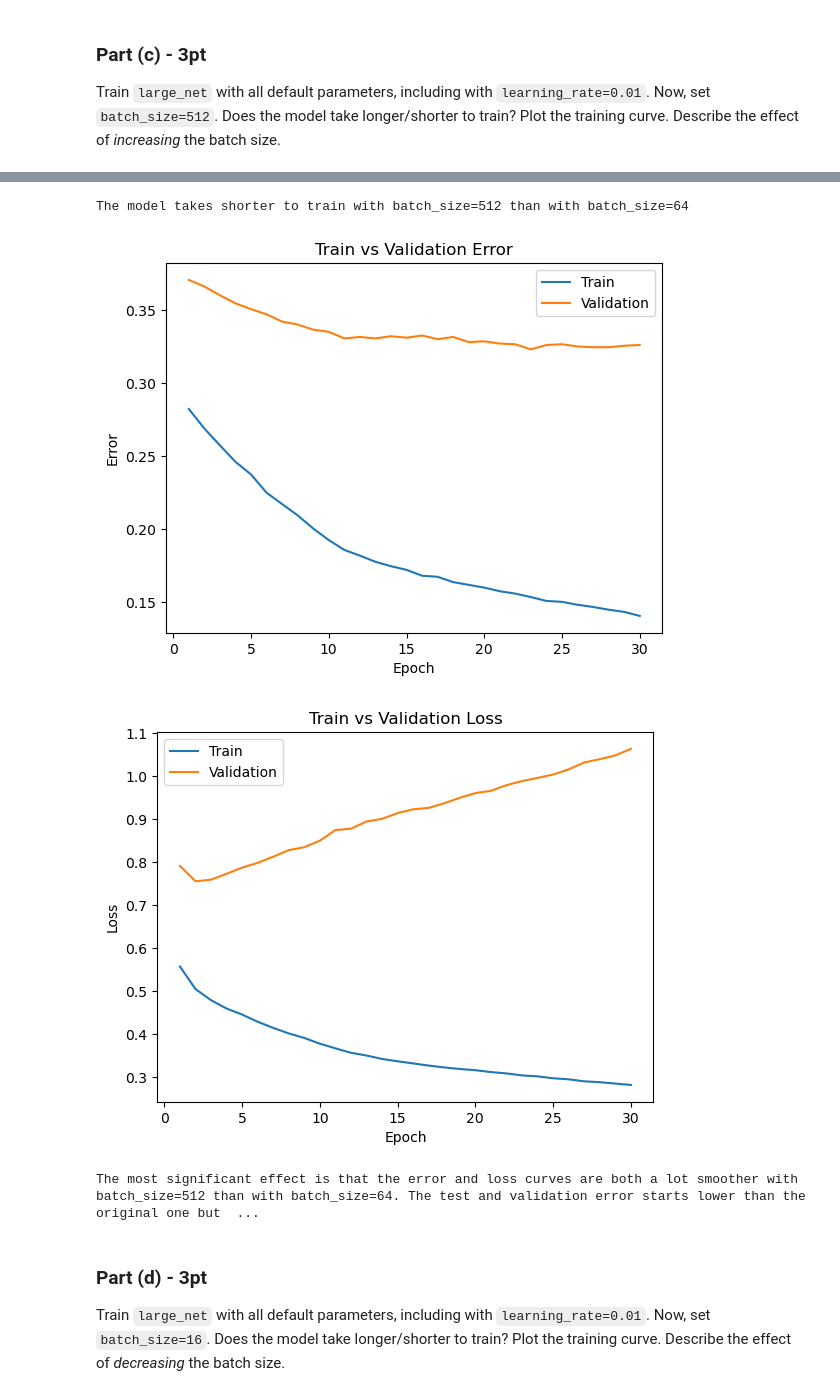
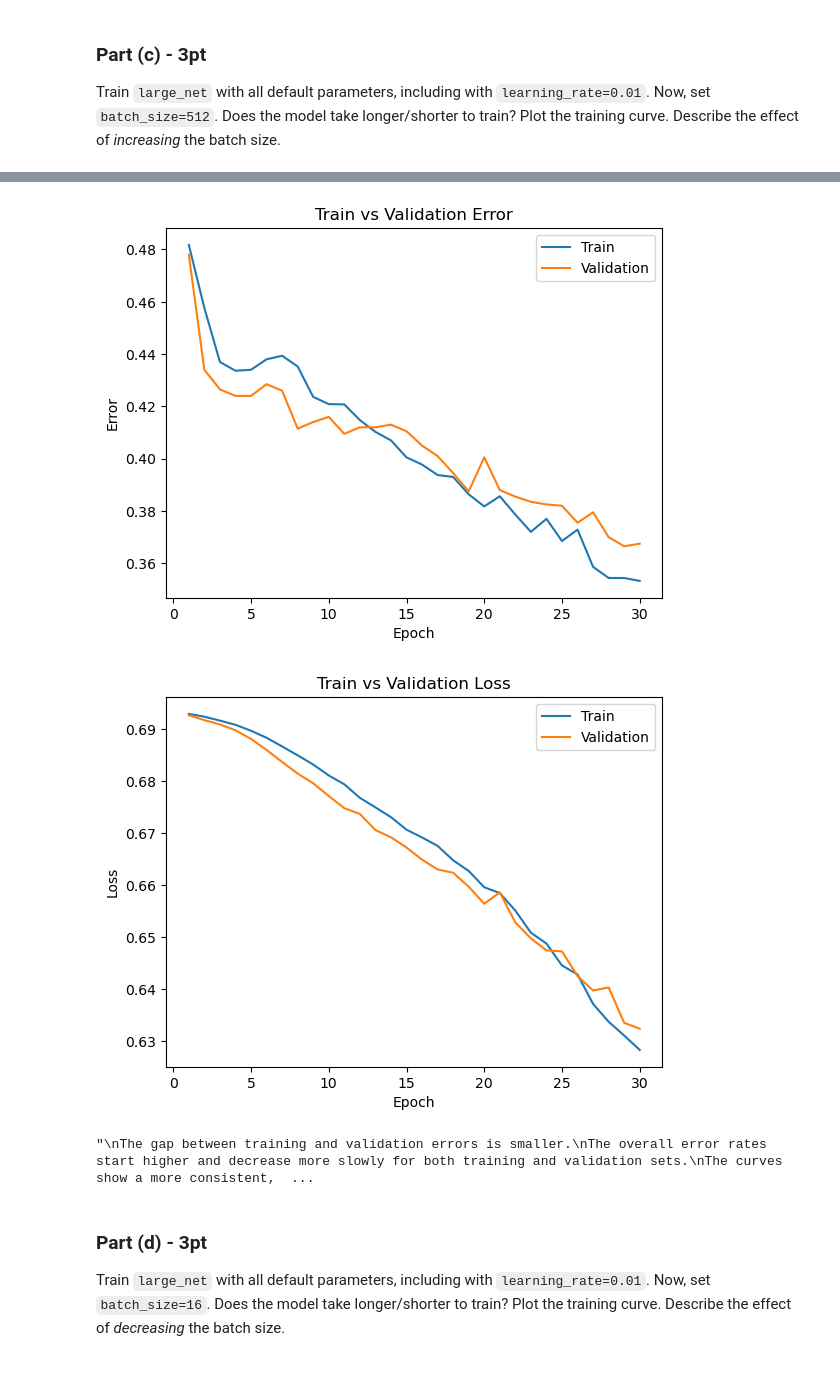
Before and after one commit to 0xC000005/APS360, a Jupyter notebook: Labs/Lab2/Lab2 Cats vs Dogs.ipynb, the cells around one changed output, grey strips where cells are left out. Cells and saved outputs as stored; diff of their text form; code cells hidden in the pictures.

```diff
--- a/Labs/Lab2/Lab2 Cats vs Dogs.ipynb
+++ b/Labs/Lab2/Lab2 Cats vs Dogs.ipynb
@@ -679,12 +711,20 @@ Total time elapsed: 34.41 seconds
-# %%
-print("The model takes shorter to train with batch_size=512 than with batch_size=64")
-plot_training_curve(get_model_name("large", 512, 0.01, 29))
-print("The most significant effect is that the error and loss curves are both a lot smoother with batch_size=512 than with batch_size=64. The test and validation error starts lower than the original one but ended up about the same. The test error starts lower than the original on. In contract, the validation loss starts higher than the original one and is increasing as the number of epoch increases.")
-# %% [output]
-The model takes shorter to train with batch_size=512 than with batch_size=64
-[figure, removed]
-[figure, removed]
-The most significant effect is that the error and loss curves are both a lot smoother with batch_size=512 than with batch_size=64. The test and validation error starts lower than the original one but  ...
+# %%
+plot_training_curve(get_model_name("large", 512, 0.01, 29))
+"""
+The gap between training and validation errors is smaller.
+The overall error rates start higher and decrease more slowly for both training and validation sets.
+The curves show a more consistent, gradual decline without the sharp initial drop seen in the default case.
+Both training and validation loss curves are much smoother.
+The overall loss values start higher but decrease steadily.
+There's a consistent, gradual decrease in both training and validation loss.
+
+Increasing the batch size to 512 results in more stable and consistent training, better generalization, and reduced overfitting.
+This comes at the cost of slower overall convergence and a worse final performance within the given number of epochs.
+"""
+# %% [output]
+[figure, added]
+[figure, added]
+"\nThe gap between training and validation errors is smaller.\nThe overall error rates start higher and decrease more slowly for both training and validation sets.\nThe curves show a more consistent,  ...
 # %% [markdown]
 ### Part (d) - 3pt
 
```
Also changed, not shown: parts of 38 cells of this notebook, 1 other file.
